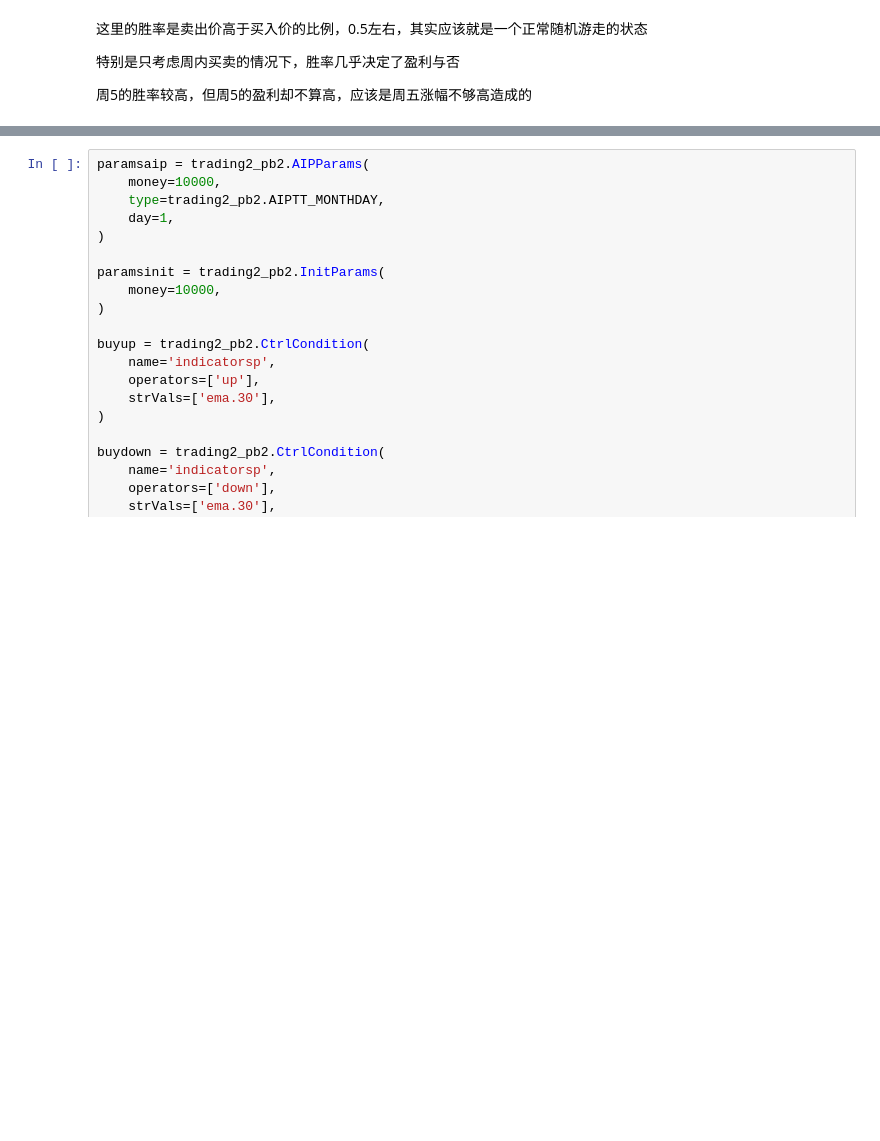
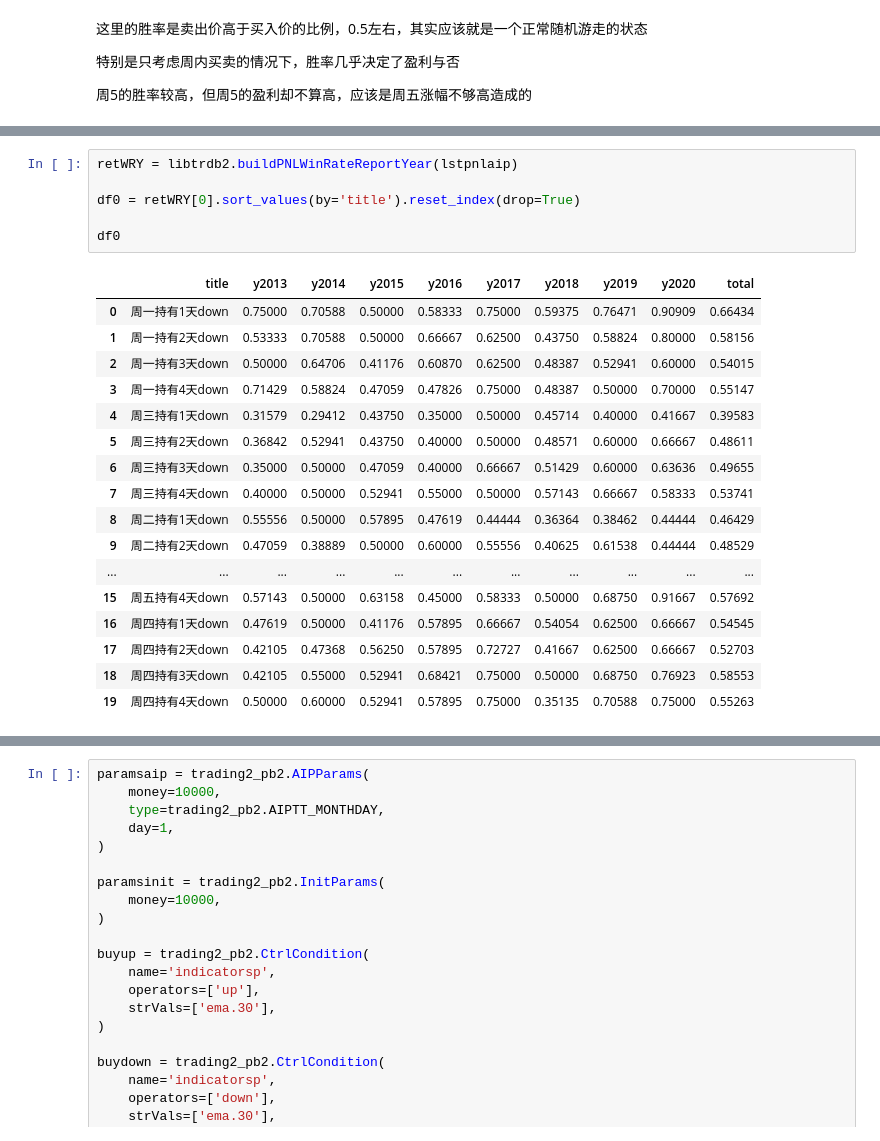
Before and after one commit to zhs007/jupyternotebook.demo, a Jupyter notebook: home/cnfunds/cnfund009.ipynb, the cells around one changed output, grey strips where cells are left out. Cells and saved outputs as stored; diff of their text form; blank space fills up the shorter version.

```diff
--- a/home/cnfunds/cnfund009.ipynb
+++ b/home/cnfunds/cnfund009.ipynb
@@ -140,0 +382,24 @@ dfaip[['title', 'maxDrawdown', 'maxDrawdownStart', 'maxDrawdownEnd', 'totalRetur
+# %%
+retWRY = libtrdb2.buildPNLWinRateReportYear(lstpnlaip)
+
+df0 = retWRY[0].sort_values(by='title').reset_index(drop=True)
+
+df0
+# %% [output]
+|  | title | y2013 | y2014 | y2015 | y2016 | y2017 | y2018 | y2019 | y2020 | total |
+| 0 | 周一持有1天down | 0.75000 | 0.70588 | 0.50000 | 0.58333 | 0.75000 | 0.59375 | 0.76471 | 0.90909 | 0.66434 |
+| 1 | 周一持有2天down | 0.53333 | 0.70588 | 0.50000 | 0.66667 | 0.62500 | 0.43750 | 0.58824 | 0.80000 | 0.58156 |
+| 2 | 周一持有3天down | 0.50000 | 0.64706 | 0.41176 | 0.60870 | 0.62500 | 0.48387 | 0.52941 | 0.60000 | 0.54015 |
+| 3 | 周一持有4天down | 0.71429 | 0.58824 | 0.47059 | 0.47826 | 0.75000 | 0.48387 | 0.50000 | 0.70000 | 0.55147 |
+| 4 | 周三持有1天down | 0.31579 | 0.29412 | 0.43750 | 0.35000 | 0.50000 | 0.45714 | 0.40000 | 0.41667 | 0.39583 |
+| 5 | 周三持有2天down | 0.36842 | 0.52941 | 0.43750 | 0.40000 | 0.50000 | 0.48571 | 0.60000 | 0.66667 | 0.48611 |
+| 6 | 周三持有3天down | 0.35000 | 0.50000 | 0.47059 | 0.40000 | 0.66667 | 0.51429 | 0.60000 | 0.63636 | 0.49655 |
+| 7 | 周三持有4天down | 0.40000 | 0.50000 | 0.52941 | 0.55000 | 0.50000 | 0.57143 | 0.66667 | 0.58333 | 0.53741 |
+| 8 | 周二持有1天down | 0.55556 | 0.50000 | 0.57895 | 0.47619 | 0.44444 | 0.36364 | 0.38462 | 0.44444 | 0.46429 |
+| 9 | 周二持有2天down | 0.47059 | 0.38889 | 0.50000 | 0.60000 | 0.55556 | 0.40625 | 0.61538 | 0.44444 | 0.48529 |
+| ... | ... | ... | ... | ... | ... | ... | ... | ... | ... | ... |
+| 15 | 周五持有4天down | 0.57143 | 0.50000 | 0.63158 | 0.45000 | 0.58333 | 0.50000 | 0.68750 | 0.91667 | 0.57692 |
+| 16 | 周四持有1天down | 0.47619 | 0.50000 | 0.41176 | 0.57895 | 0.66667 | 0.54054 | 0.62500 | 0.66667 | 0.54545 |
+| 17 | 周四持有2天down | 0.42105 | 0.47368 | 0.56250 | 0.57895 | 0.72727 | 0.41667 | 0.62500 | 0.66667 | 0.52703 |
+| 18 | 周四持有3天down | 0.42105 | 0.55000 | 0.52941 | 0.68421 | 0.75000 | 0.50000 | 0.68750 | 0.76923 | 0.58553 |
+| 19 | 周四持有4天down | 0.50000 | 0.60000 | 0.52941 | 0.57895 | 0.75000 | 0.35135 | 0.70588 | 0.75000 | 0.55263 |
```
Also changed, not shown: parts of 16 cells of this notebook, 1 other file.
